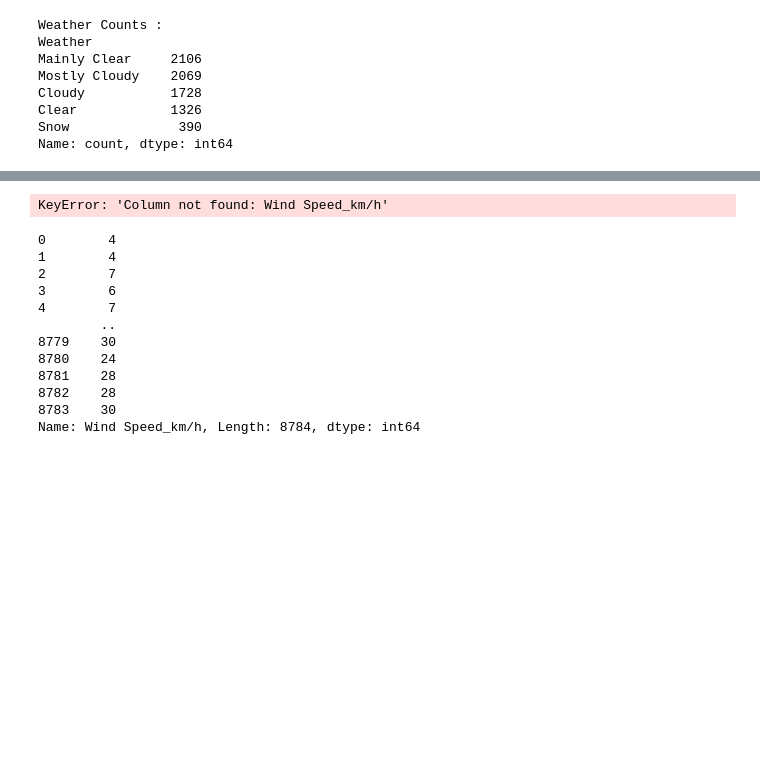
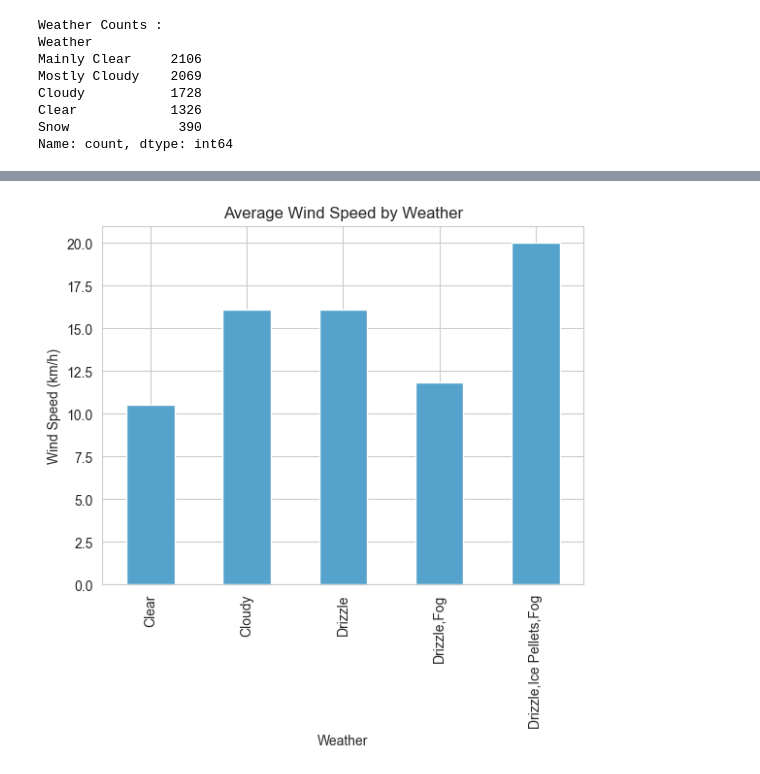
Before and after one commit to karmegamwithai/Complete-Data-Analysis-Project, a Jupyter notebook: analysis.ipynb, the cells around one changed output, grey strips where cells are left out. Cells and saved outputs as stored; diff of their text form; code cells hidden in the pictures; blank space fills up the shorter version.

```diff
--- a/analysis.ipynb
+++ b/analysis.ipynb
@@ -154,27 +167,14 @@ plt.show()
 # %%
 #Bar Chart – Wind Speed by Weather
-wind_avg = weather_counts.groupby('Weather')['Wind Speed_km/h'].mean().head(5)
+sns.set_style("whitegrid")
+sns.set_palette("icefire")
+wind_avg = weather_data.groupby('Weather')['Wind Speed_km/h'].mean().head(5)
 plt.figure()
 wind_avg.plot(kind='bar')
 plt.title("Average Wind Speed by Weather")
 plt.xlabel("Weather")
 plt.ylabel("Wind Speed (km/h)")
 plt.savefig("visualizations/wind_distribution.png")
 plt.show()
 # %% [output]
-KeyError: 'Column not found: Wind Speed_km/h'
+[figure, added]
-# %%
-weather_data['Wind Speed_km/h']
-# %% [output]
-0        4
-1        4
-2        7
-3        6
-4        7
-        ..
-8779    30
-8780    24
-8781    28
-8782    28
-8783    30
-Name: Wind Speed_km/h, Length: 8784, dtype: int64
```
Also changed, not shown: parts of 9 cells of this notebook, 5 other files.
